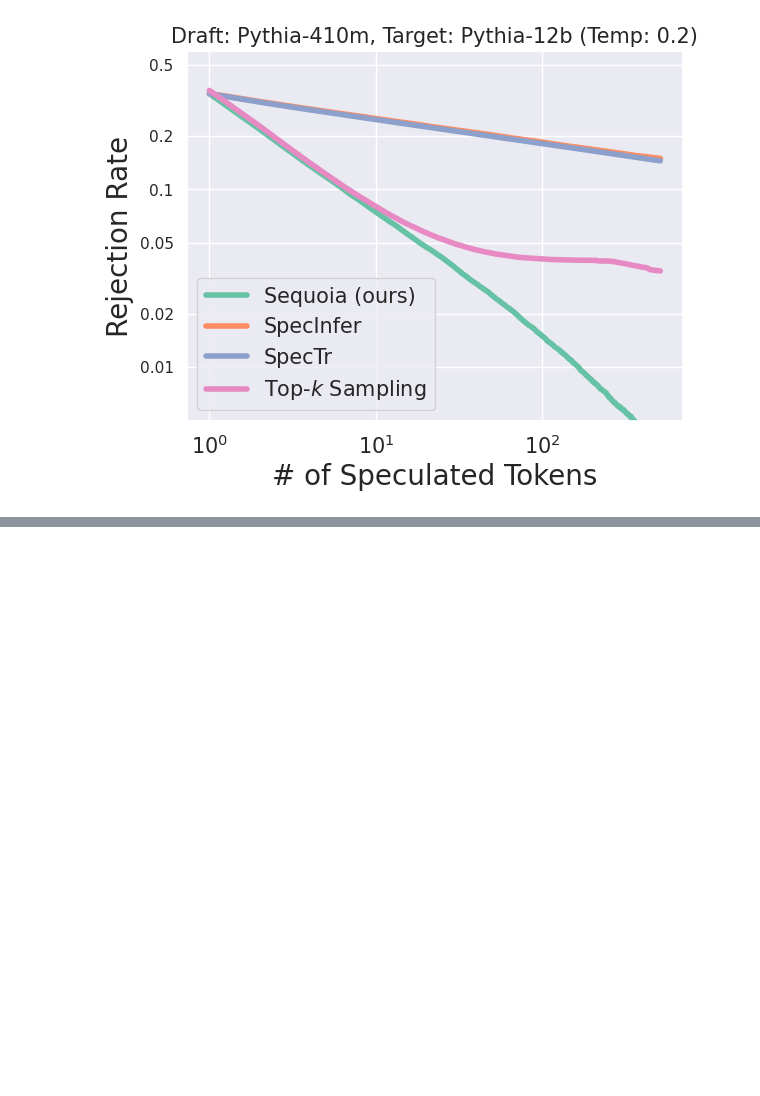
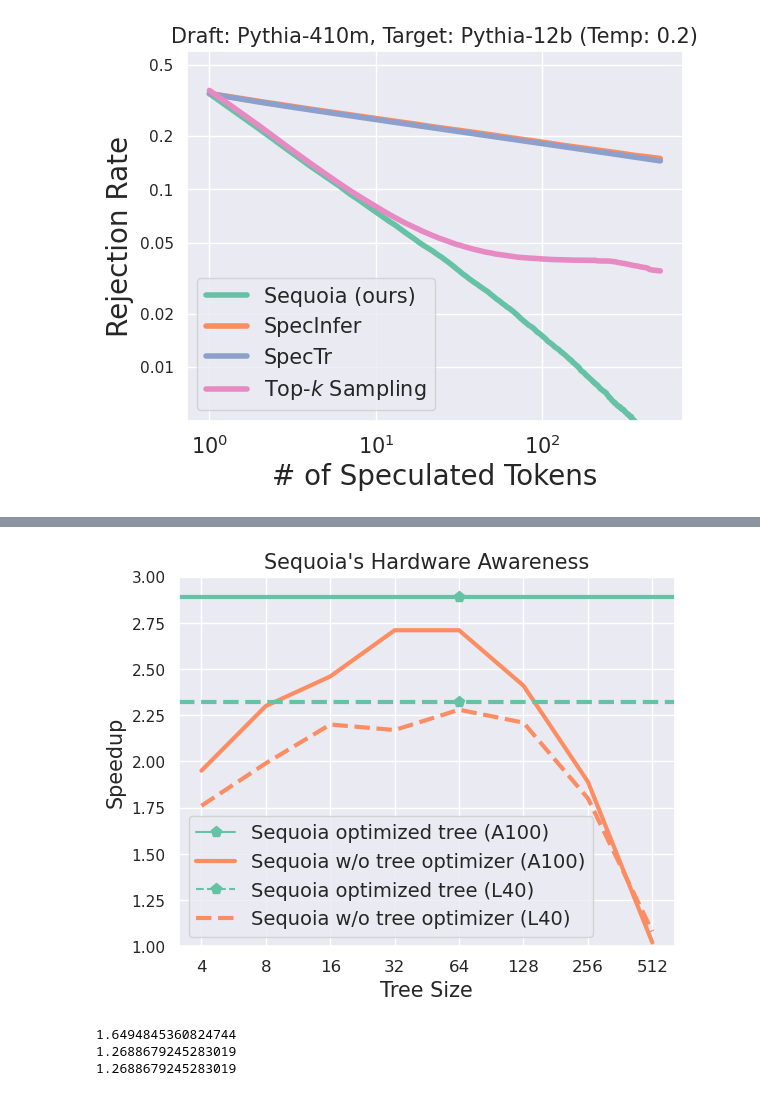
Before and after one commit to AnthonyHuo/An-Empirical-Study-on-Tree-based-Speculative-Decoding, a Jupyter notebook: figures/figures.ipynb, the cells around one changed output, grey strips where cells are left out. Saved outputs shown, nothing was run; the diff lists cells and outputs as text; code cells hidden in the pictures; blank space fills up the shorter version.

```diff
--- a/figures/figures.ipynb
+++ b/figures/figures.ipynb
@@ -378,0 +482,56 @@ plt.savefig(f'/var/cr06_data/avner/results/spec_decoding/figures/t_n_unnormalize
+# %%
+import numpy as np
+import matplotlib
+import matplotlib.pyplot as plt
+import matplotlib.ticker as ticker
+import pandas as pd
+import seaborn as sns
+
+plt.rcParams['font.family'] = 'Times New Roman'
+sns.set_theme()
+# color1='#8da0cb'
+# color2='#fc8d62'
+# color3='#66c2a5'
+# color4='brown'
+
+# color1 = '#66c2a5'
+# color2 = '#fc8d62'
+# color3 = '#8da0cb'
+# color4 = '#e78ac3'
+_, ax1 = plt.subplots()
+budget = [4, 8, 16, 32, 64, 128, 256, 512]
+sequoia = [1.95, 2.30, 2.46, 2.71, 2.71, 2.41, 1.89, 1.02]
+sequoia_L40 = [1.76, 1.99, 2.20, 2.17, 2.28, 2.21, 1.80, 1.08]
+sequoia_opt = [2.89]
+sequoia_opt_L40 = [2.32]
+
+
+ax1.plot([64], sequoia_opt, label='Sequoia optimized tree (A100)', marker='p', color=color1, markersize=8)
+plt.axhline(2.89, color=color1, linewidth=3)
+ax1.plot(budget, sequoia, label='Sequoia w/o tree optimizer (A100)', color=color2, linewidth=3)
+ax1.plot([64], sequoia_opt_L40, label='Sequoia optimized tree (L40)', marker='p', color=color1, markersize=8, linestyle='--')
+plt.axhline(2.32, color=color1, linewidth=3, linestyle='--')
+ax1.plot(budget, sequoia_L40, label='Sequoia w/o tree optimizer (L40)', color=color2, linewidth=3, linestyle='--')
+# ax1.plot([64], sequoia_opt_L40, label='Sequoia optimed tree (L40)', marker='x', color=color3, markersize=8)
+# plt.axhline(2.32, color=color3, linewidth=3)
+# ax1.plot(budget, sequoia_L40, label='Sequoia w/o tree optimizer (L40)', color=color4, linewidth=3)
+
+plt.title("Sequoia's Hardware Awareness", fontsize=15)
+ax1.set_xscale('log', base=2)
+ax1.xaxis.set_major_formatter(ticker.FuncFormatter(lambda y, _: '{:g}'.format(y)))
+ax1.legend(fontsize=14, loc='lower left')
+ax1.set_xlabel('Tree Size', fontsize=15)
+ax1.set_ylabel('Speedup', fontsize=15)
+ax1.set_ylim(1.0, 3.0)
+plt.xticks(fontsize=12)
+plt.savefig('sec4_hardware_aware.pdf', bbox_inches='tight')
+# %% [output]
+[figure, added]
+# %%
+print(3.2/1.94)
+print(2.69/2.12)
+print(2.69/2.12)
+# %% [output]
+1.6494845360824744
+1.2688679245283019
+1.2688679245283019
```
Also changed, not shown: parts of 9 cells of this notebook, 9 other files.
